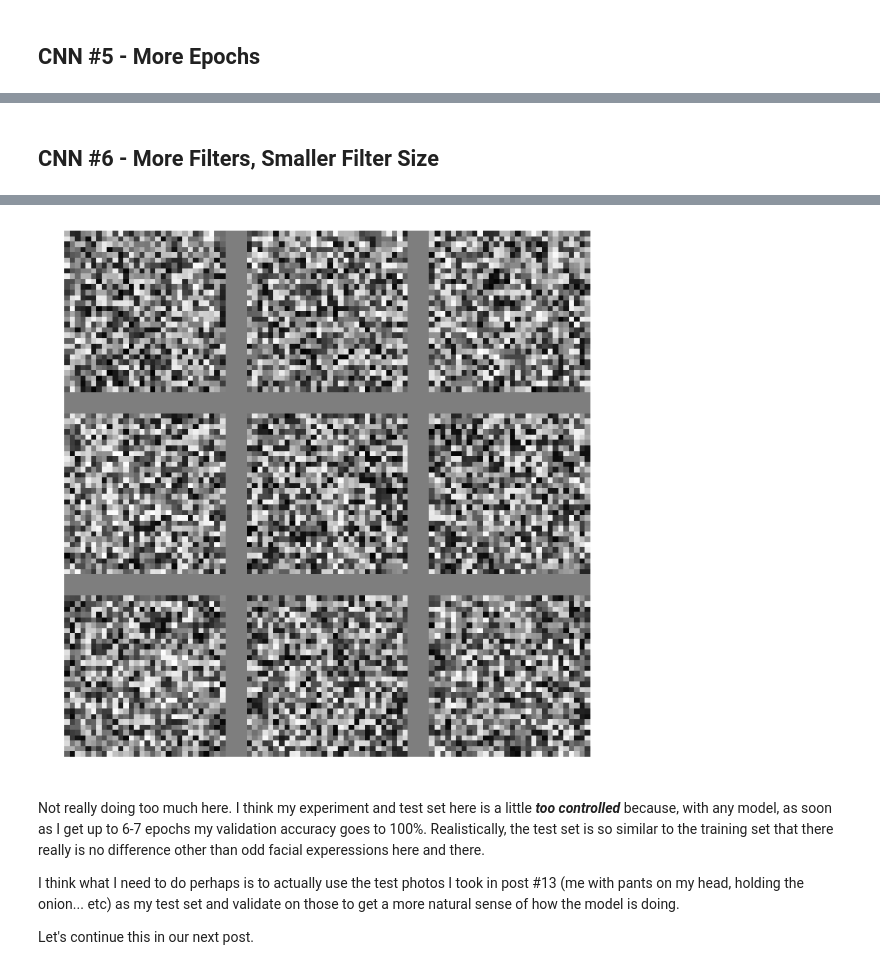
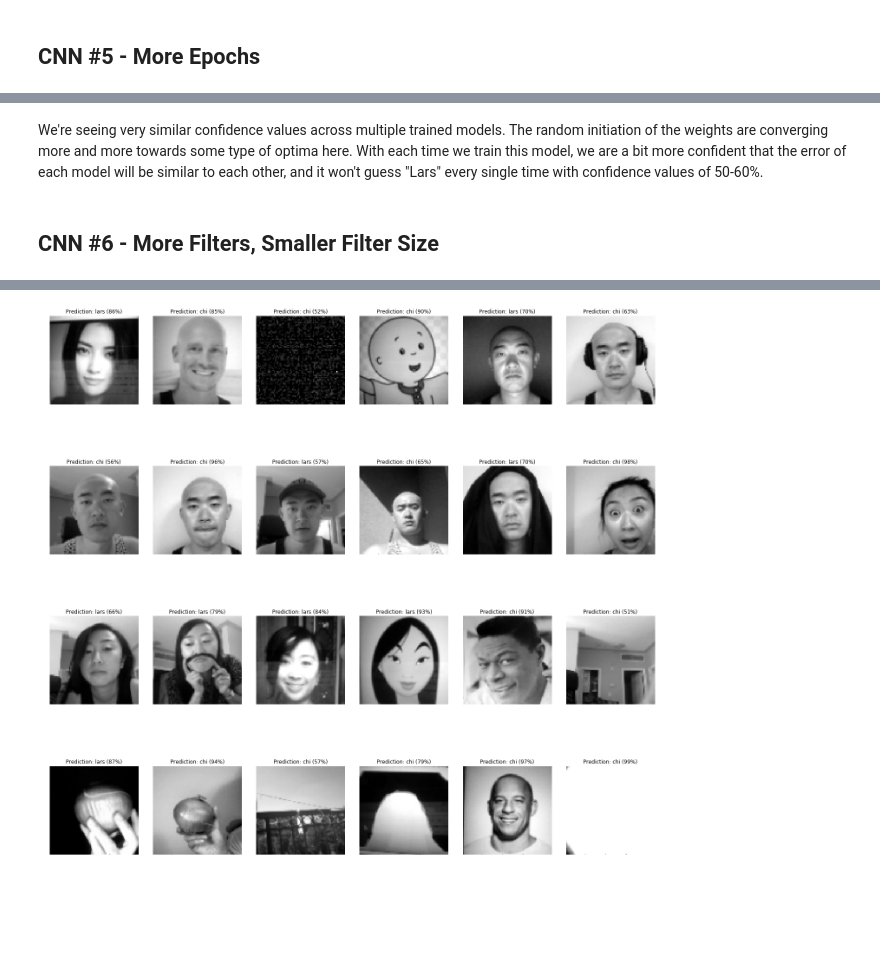
Before and after one commit to strikingmoose/chi_lars_face_detection, a Jupyter notebook: notebook/17 - Testing CNN With Different Test Set.ipynb, the cells around one changed output, grey strips where cells are left out. Saved outputs shown, nothing was run; the diff lists cells and outputs as text; code cells hidden in the pictures; blank space fills up the shorter version.

```diff
--- a/notebook/17 - Testing CNN With Different Test Set.ipynb
+++ b/notebook/17 - Testing CNN With Different Test Set.ipynb
@@ -169,6 +169,9 @@ MinMaxScaler(copy=True, feature_range=(0, 1))
 ## Reshaping 3D Array To 4D Array
 # %%
 chi_photos_np = chi_photos_np.reshape(-1, width, width, 1)
+
+# Keep a copy of the shaped, but unscaled data so we can view them later on as an image still
+test_photos_np_orig = copy.deepcopy(test_photos_np)
 test_photos_np = test_photos_np.reshape(-1, width, width, 1)
 # %% [markdown]
 ## Putting It All Together
@@ -331,5 +356,5 @@ with tf.Graph().as_default():
     y_alt_pred = np.array(['chi' if y[0] > 0.5 else 'lars' for y in y_alt_pred_proba])
 
     # Show prediction matrix
-    prediction_matrix(test_photos_reshaped, y_alt_pred, y_alt_pred_proba, images_to_plot, n_cols)
+    prediction_matrix(test_photos_np_orig, y_alt_pred, y_alt_pred_proba, images_to_plot, n_cols)
 # %% [output]
@@ -553,0 +627,31 @@ But I do see the general shape! The fact that my 91 x 91 filter theoretically yi
+# %%
+with tf.Graph().as_default():
+    # Build CNN
+    convnet = input_data(shape = [None, 91, 91, 1], name = 'input')
+
+    convnet = conv_2d(convnet, 3, 91, activation = 'relu', name = 'conv_1')
+    convnet = max_pool_2d(convnet, 2, name = 'max_pool_1')
+
+    convnet = fully_connected(convnet, 1024, activation = 'relu', name = 'fully_connected_1')
+    convnet = dropout(convnet, 0.8, name = 'dropout_1')
+
+    convnet = fully_connected(convnet, 2, activation = 'softmax', name = 'fully_connected_2')
+    convnet = regression(convnet, optimizer = 'sgd', learning_rate = 0.001, loss = 'categorical_crossentropy', name = 'targets')
+
+    # Train Model
+    model = tflearn.DNN(convnet)
+    model.fit(
+        {'input': x_train},
+        {'targets': y_train},
+        n_epoch = 100,
+        validation_set = ({'input': x_test}, {'targets': y_test}),
+        snapshot_step = 500,
+        show_metric = True
+    )
+
+    # Predict on test set
+    y_alt_pred_proba = np.array(model.predict(test_photos_reshaped))
+    y_alt_pred = np.array(['chi' if y[0] > 0.5 else 'lars' for y in y_alt_pred_proba])
+
+    # Show prediction matrix
+    prediction_matrix(test_photos_np_orig, y_alt_pred, y_alt_pred_proba, images_to_plot, n_cols)
@@ -554,3 +665,5 @@ But I do see the general shape! The fact that my 91 x 91 filter theoretically yi
+# %% [markdown]
+We're seeing very similar confidence values across multiple trained models. The random initiation of the weights are converging more and more towards some type of optima here. With each time we train this model, we are a bit more confident that the error of each model will be similar to each other, and it won't guess "Lars" every single time with confidence values of 50-60%.
 # %% [markdown]
 ## CNN \#6 - More Filters, Smaller Filter Size
 # %%
@@ -578,6 +691,10 @@ with tf.Graph().as_default():
         show_metric = True
     )
 
-    # Display convolutional filters
-    display_convolutions(model, 'conv_1')
+    # Predict on test set
+    y_alt_pred_proba = np.array(model.predict(test_photos_reshaped))
+    y_alt_pred = np.array(['chi' if y[0] > 0.5 else 'lars' for y in y_alt_pred_proba])
+
+    # Show prediction matrix
+    prediction_matrix(test_photos_np_orig, y_alt_pred, y_alt_pred_proba, images_to_plot, n_cols)
 # %% [output]
@@ -590,7 +706 @@ There are 9 filters in conv_1
-[figure, old version]
+[figure, new version]
-# %% [markdown]
-Not really doing too much here. I think my experiment and test set here is a little _**too controlled**_ because, with any model, as soon as I get up to 6-7 epochs my validation accuracy goes to 100%. Realistically, the test set is so similar to the training set that there really is no difference other than odd facial experessions here and there.
-
-I think what I need to do perhaps is to actually use the test photos I took in post \#13 (me with pants on my head, holding the onion... etc) as my test set and validate on those to get a more natural sense of how the model is doing.
-
-Let's continue this in our next post.
```
Also changed, not shown: parts of 33 cells of this notebook, 1 other file.
